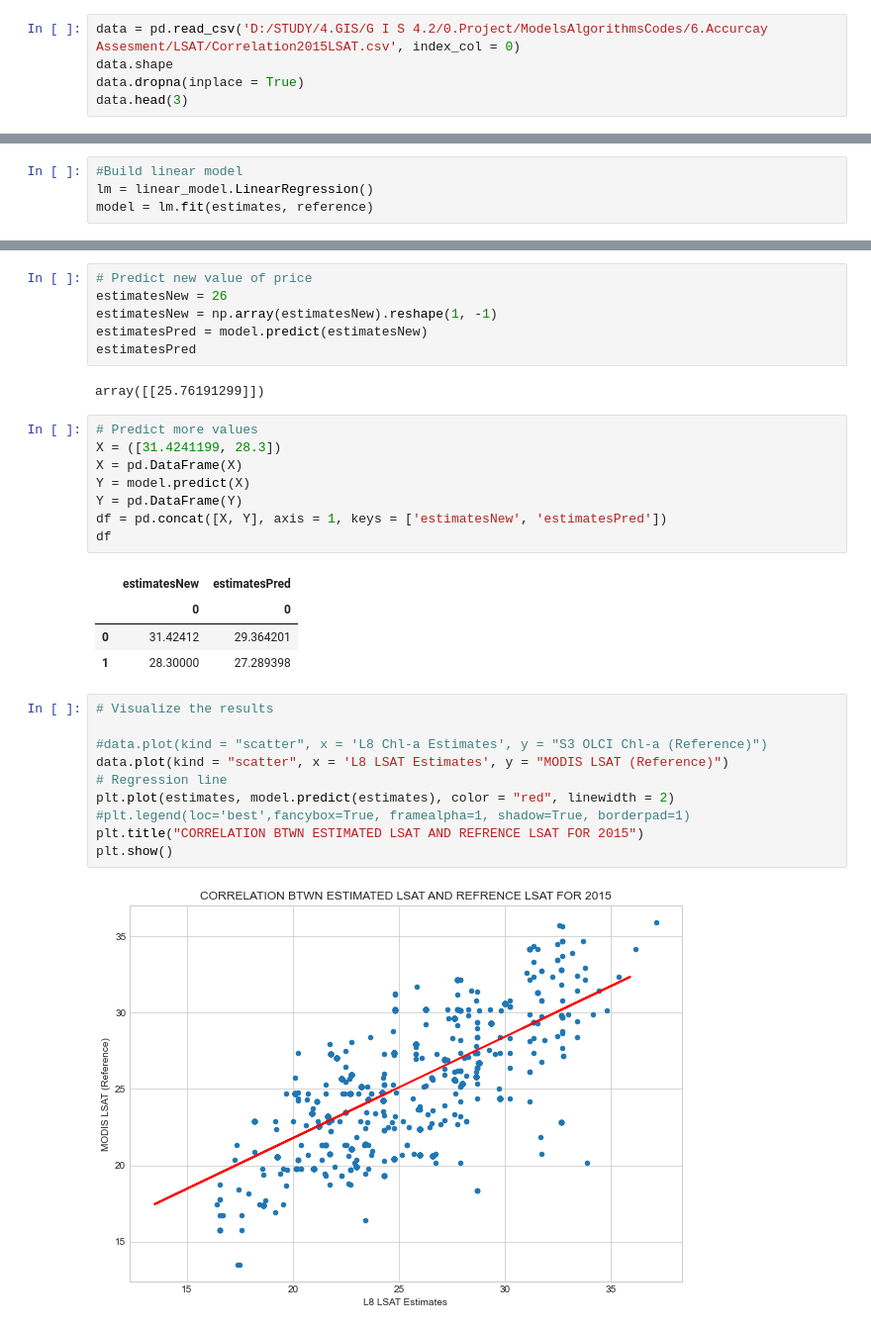
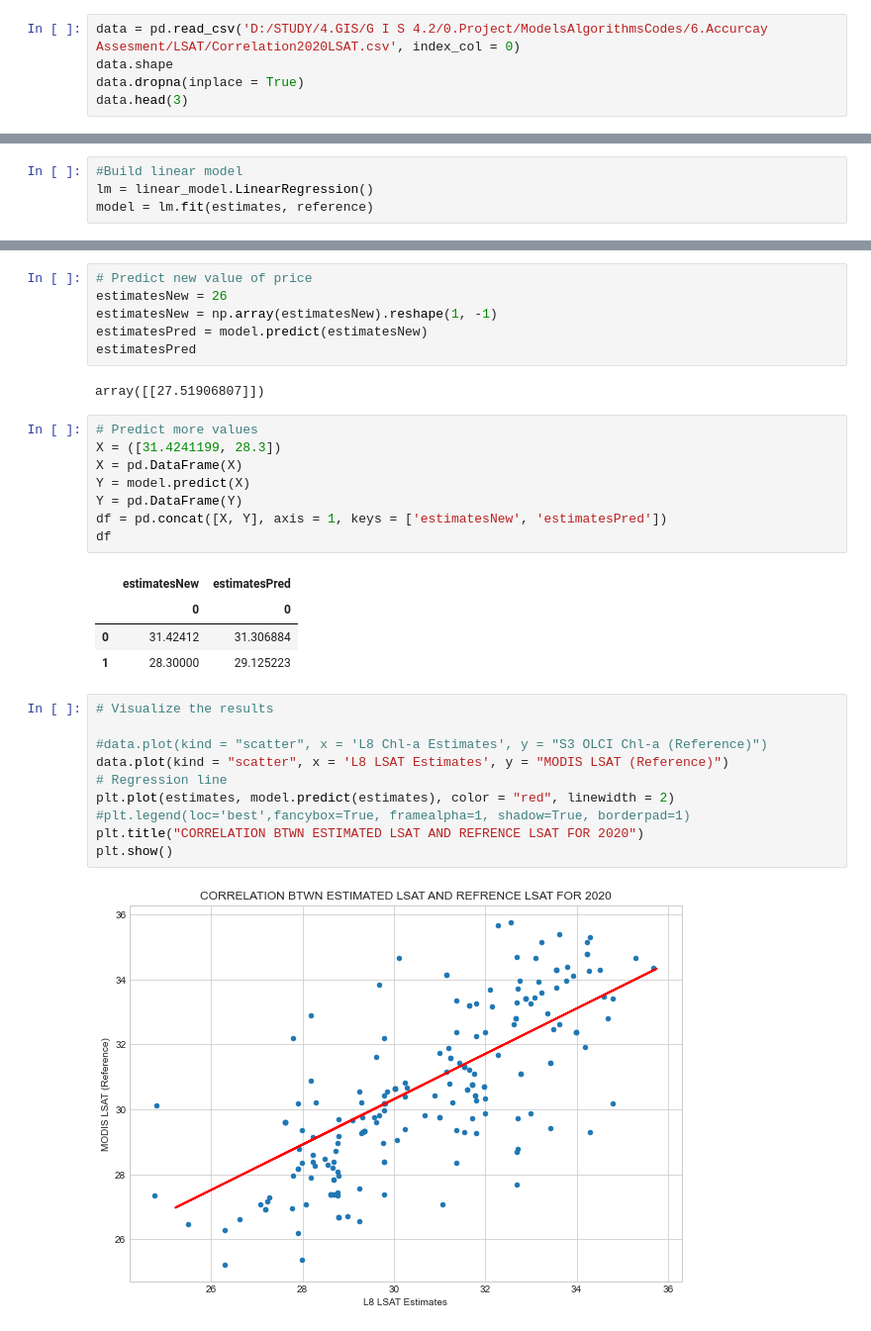
Before and after one commit to OkomoJacob/FinalYearProject, a Jupyter notebook: ModelsAlgorithmsCodes/6.Accurcay Assesment/LSAT/correlationLSAT.ipynb, the cells around one changed output, grey strips where cells are left out. Shown: that part at 99% size. Cells and saved outputs as stored; diff of their text form.

```diff
--- a/ModelsAlgorithmsCodes/6.Accurcay Assesment/LSAT/correlationLSAT.ipynb
+++ b/ModelsAlgorithmsCodes/6.Accurcay Assesment/LSAT/correlationLSAT.ipynb
@@ -8,7 +8,7 @@ import numpy as np
 # plt.figure(figsize=(20, 10))
 plt.rcParams["figure.figsize"] = (10,7)
 # %%
-data = pd.read_csv('D:/STUDY/4.GIS/G I S 4.2/0.Project/ModelsAlgorithmsCodes/6.Accurcay Assesment/LSAT/Correlation2015LSAT.csv', index_col = 0)
+data = pd.read_csv('D:/STUDY/4.GIS/G I S 4.2/0.Project/ModelsAlgorithmsCodes/6.Accurcay Assesment/LSAT/Correlation2020LSAT.csv', index_col = 0)
 data.shape
 data.dropna(inplace = True)
 data.head(3)
@@ -61,7 +61,7 @@ estimatesNew = np.array(estimatesNew).reshape(1, -1)
 estimatesPred = model.predict(estimatesNew)
 estimatesPred
 # %% [output]
-array([[25.76191299]])
+array([[27.51906807]])
 # %%
 # Predict more values
 X = ([31.4241199, 28.3])
@@ -73,17 +73,17 @@ df
 # %% [output]
 |  | estimatesNew | estimatesPred |
 |  | 0 | 0 |
-| 0 | 31.42412 | 29.364201 |
-| 1 | 28.30000 | 27.289398 |
+| 0 | 31.42412 | 31.306884 |
+| 1 | 28.30000 | 29.125223 |
 # %%
 # Visualize the results
 
 #data.plot(kind = "scatter", x = 'L8 Chl-a Estimates', y = "S3 OLCI Chl-a (Reference)")
 data.plot(kind = "scatter", x = 'L8 LSAT Estimates', y = "MODIS LSAT (Reference)")
 # Regression line
 plt.plot(estimates, model.predict(estimates), color = "red", linewidth = 2)
 #plt.legend(loc='best',fancybox=True, framealpha=1, shadow=True, borderpad=1)
-plt.title("CORRELATION BTWN ESTIMATED LSAT AND REFRENCE LSAT FOR 2015")
+plt.title("CORRELATION BTWN ESTIMATED LSAT AND REFRENCE LSAT FOR 2020")
 plt.show()
 # %% [output]
-[figure, old version]
+[figure, new version]
```
Also changed, not shown: parts of 6 cells of this notebook, 20 other files.
